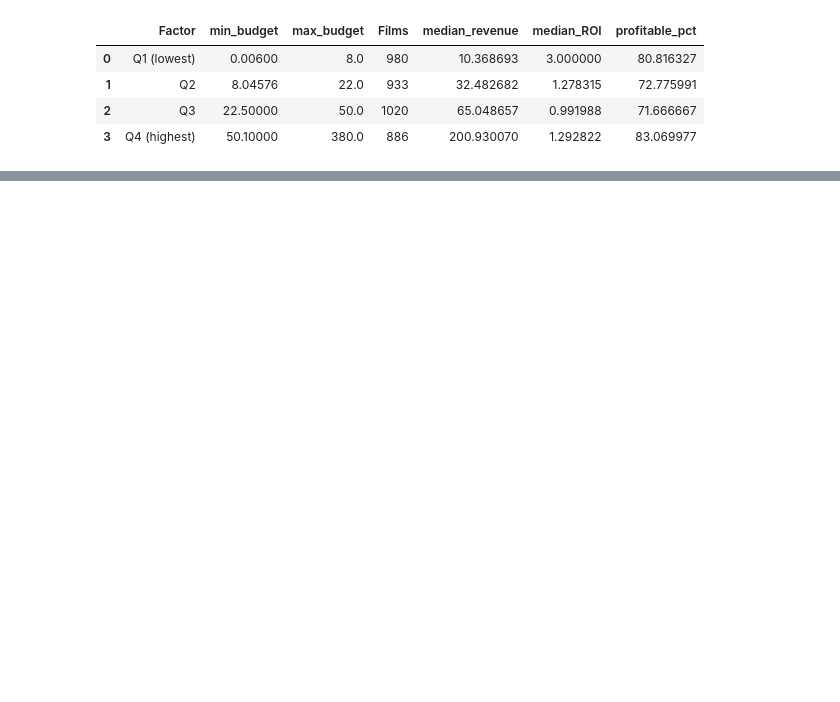
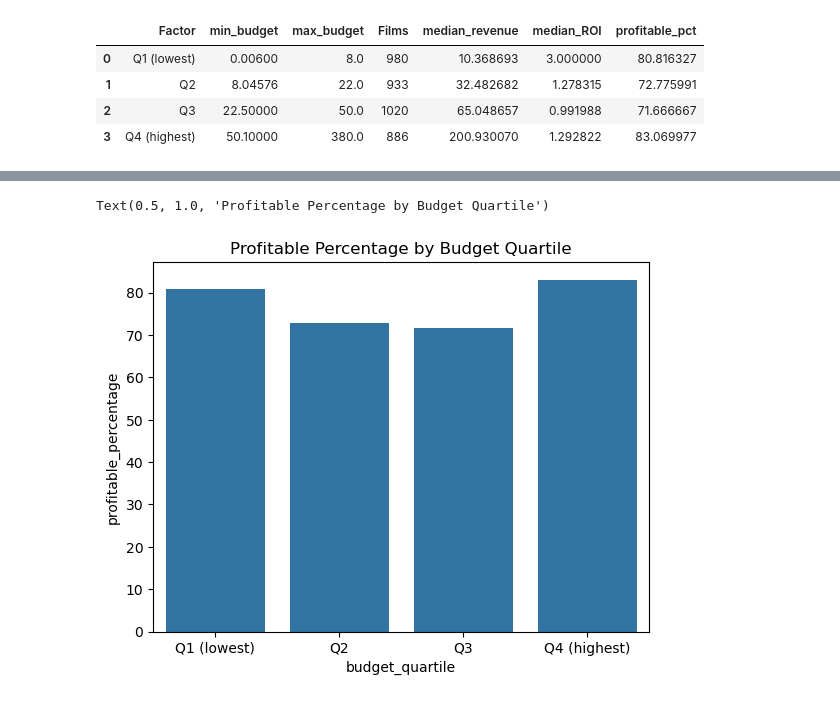
Before and after one commit to mlholg99/BAN5103_group1_project, a Jupyter notebook: notebooks/movies_project_starter.ipynb, the cells around one changed output, grey strips where cells are left out. Saved outputs shown, nothing was run; the diff lists cells and outputs as text; code cells hidden in the pictures; blank space fills up the shorter version.

```diff
--- a/notebooks/movies_project_starter.ipynb
+++ b/notebooks/movies_project_starter.ipynb
@@ -343,0 +429,15 @@ display(quartile_table)
+# %%
+# Bar chart of 'Profitable Percentage by Budget Quartile' (proportion of movies that are profitable) by quartile of budget_millions Title: "Profitable Percentage by Budget Quartile"
+
+profitable_pct = (
+    movies_abt.groupby("budget_quartile")["profitable"]
+    .value_counts(normalize=True)
+    .unstack()
+    .fillna(0)["yes"] * 100
+).reset_index(name="profitable_percentage")
+
+sns.barplot(x="budget_quartile", y="profitable_percentage", data=profitable_pct)
+plt.title("Profitable Percentage by Budget Quartile")
+# %% [output]
+Text(0.5, 1.0, 'Profitable Percentage by Budget Quartile')
+[figure, added]
```
Also changed, not shown: parts of 13 cells of this notebook.
